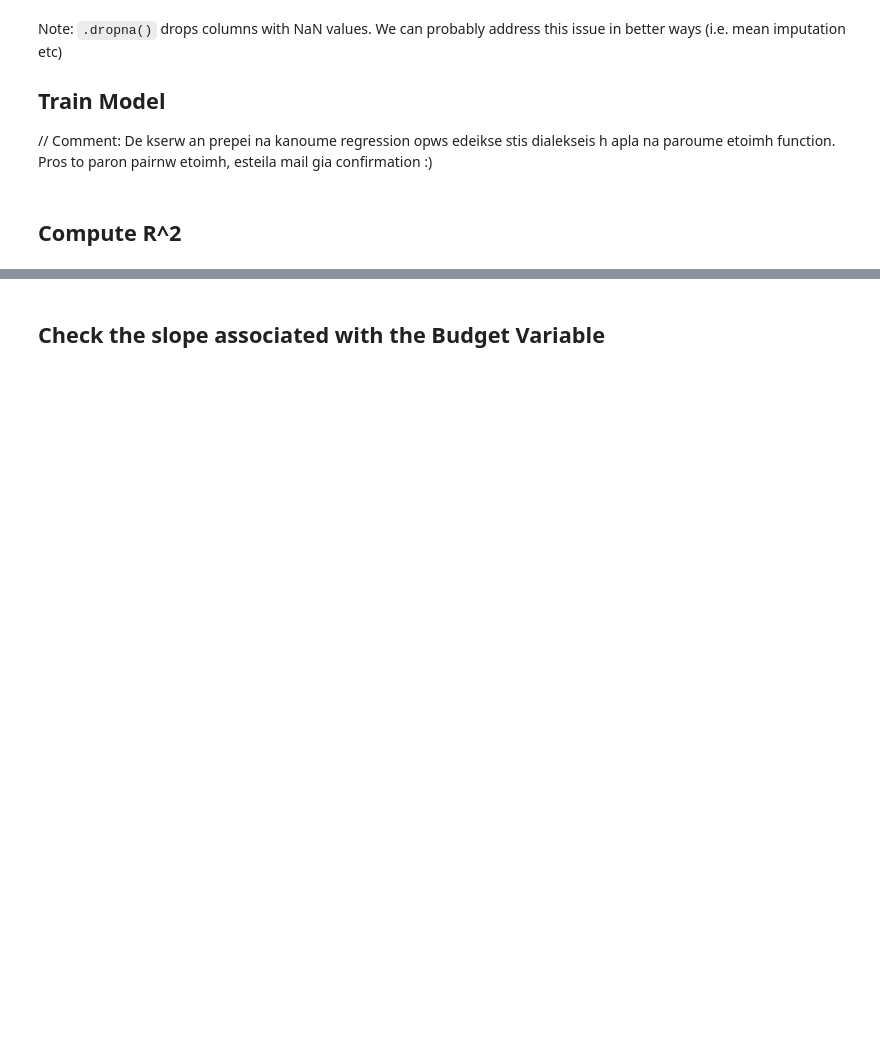
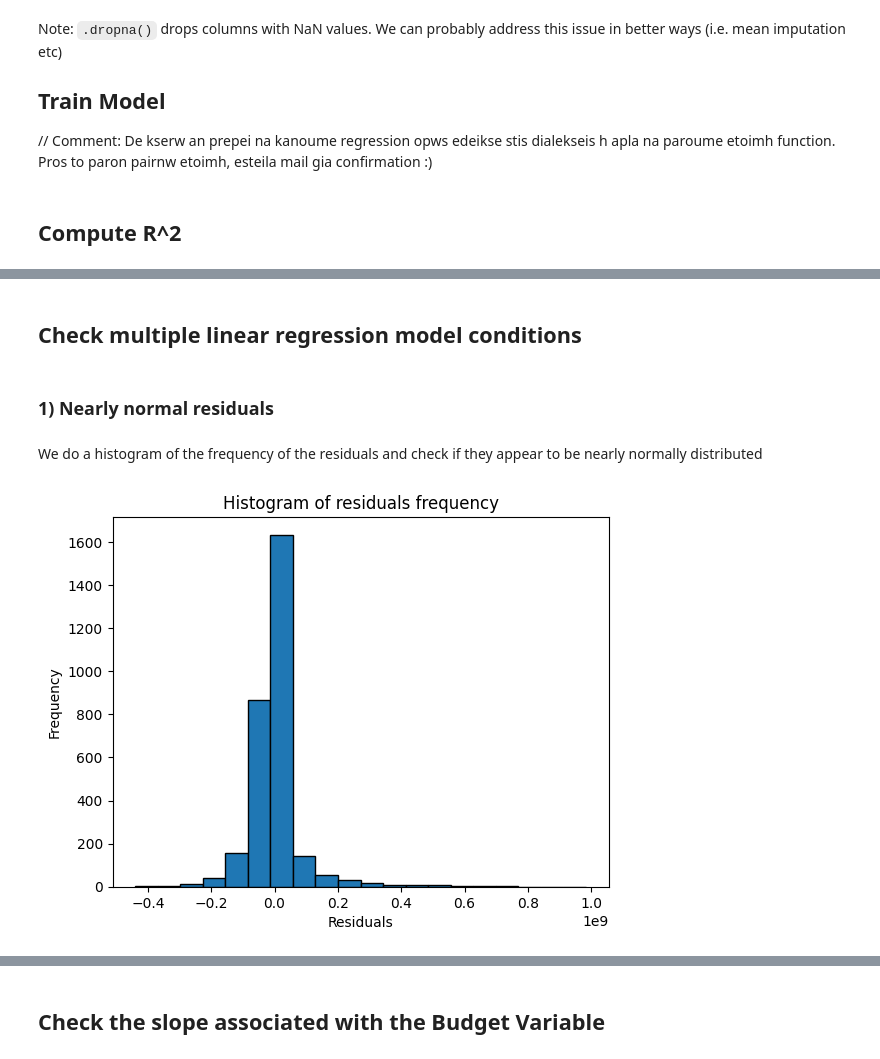
Before and after one commit to WatchmeDoc/MEM264-Applied-Statistics, a Jupyter notebook: analysis/multiple_regression.ipynb, the cells around one changed output, grey strips where cells are left out. Drawn from its saved outputs; the diff is of its cells as text; code cells hidden in the pictures; blank space fills up the shorter version.

Commit message:
conditions for multiple regression

```diff
--- a/analysis/multiple_regression.ipynb
+++ b/analysis/multiple_regression.ipynb
@@ -130,0 +132,16 @@ R^2_adj: 0.6184134010981928
+# %% [markdown]
+## Check multiple linear regression model conditions
+# %% [markdown]
+### 1) Nearly normal residuals
+# %% [markdown]
+We do a histogram of the frequency of the residuals and check if they appear to be nearly normally distributed
+# %%
+residuals = y - y_hat
+plt.hist(residuals, bins=20, edgecolor='black')
+
+plt.title('Histogram of residuals frequency')
+plt.xlabel('Residuals')
+plt.ylabel('Frequency')
+plt.show()
+# %% [output]
+[figure, added]
```
Also changed, not shown: parts of 9 cells of this notebook, 1 other file.
